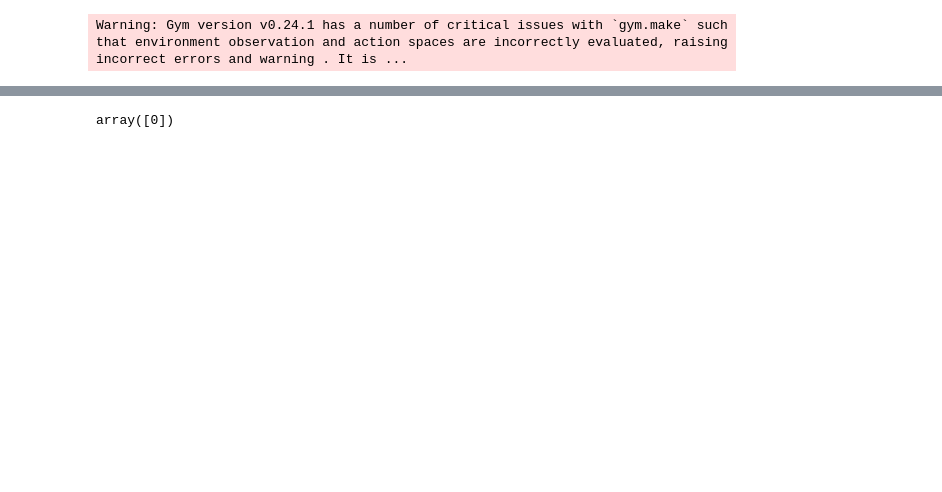
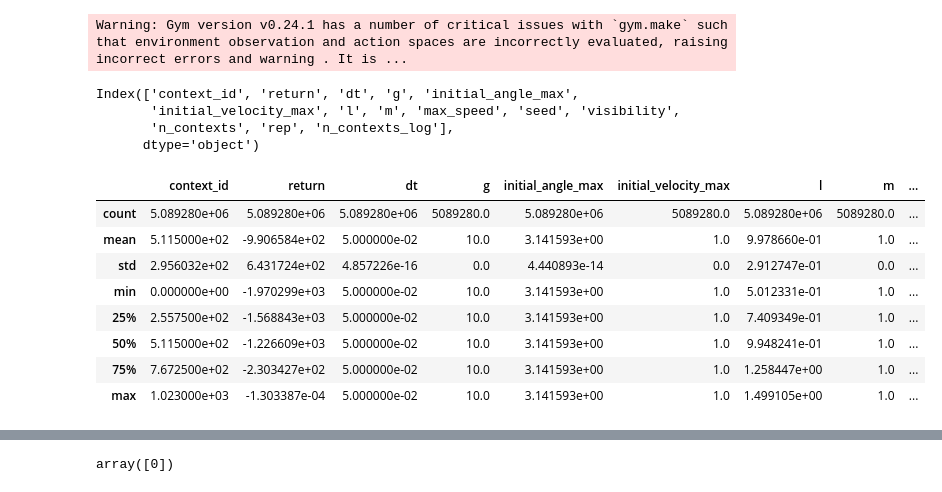
Before and after one commit to automl/CARL, a Jupyter notebook: experiments/evaluation/eval_context_efficiency.ipynb, the cells around one changed output, grey strips where cells are left out. Saved outputs shown, nothing was run; the diff lists cells and outputs as text; code cells hidden in the pictures; blank space fills up the shorter version.

```diff
--- a/experiments/evaluation/eval_context_efficiency.ipynb
+++ b/experiments/evaluation/eval_context_efficiency.ipynb
@@ -24,4 +37,21 @@ df = df[df["n_contexts"] < 256]
 df["n_contexts_log"] = df["n_contexts"].apply(lambda x: np.log(x)/np.log(2))  # n_contexts are 1,2,4,8,16,... power of 2
+# %%
+print(df.columns)
+df.describe()
+# %% [output]
+Index(['context_id', 'return', 'dt', 'g', 'initial_angle_max',
+       'initial_velocity_max', 'l', 'm', 'max_speed', 'seed', 'visibility',
+       'n_contexts', 'rep', 'n_contexts_log'],
+      dtype='object')
+|  | context_id | return | dt | g | initial_angle_max | initial_velocity_max | l | m | ... |
+| count | 5.089280e+06 | 5.089280e+06 | 5.089280e+06 | 5089280.0 | 5.089280e+06 | 5089280.0 | 5.089280e+06 | 5089280.0 | ... |
+| mean | 5.115000e+02 | -9.906584e+02 | 5.000000e-02 | 10.0 | 3.141593e+00 | 1.0 | 9.978660e-01 | 1.0 | ... |
+| std | 2.956032e+02 | 6.431724e+02 | 4.857226e-16 | 0.0 | 4.440893e-14 | 0.0 | 2.912747e-01 | 0.0 | ... |
+| min | 0.000000e+00 | -1.970299e+03 | 5.000000e-02 | 10.0 | 3.141593e+00 | 1.0 | 5.012331e-01 | 1.0 | ... |
+| 25% | 2.557500e+02 | -1.568843e+03 | 5.000000e-02 | 10.0 | 3.141593e+00 | 1.0 | 7.409349e-01 | 1.0 | ... |
+| 50% | 5.115000e+02 | -1.226609e+03 | 5.000000e-02 | 10.0 | 3.141593e+00 | 1.0 | 9.948241e-01 | 1.0 | ... |
+| 75% | 7.672500e+02 | -2.303427e+02 | 5.000000e-02 | 10.0 | 3.141593e+00 | 1.0 | 1.258447e+00 | 1.0 | ... |
+| max | 1.023000e+03 | -1.303387e-04 | 5.000000e-02 | 10.0 | 3.141593e+00 | 1.0 | 1.499105e+00 | 1.0 | ... |
 # %%
 from pathlib import Path
 from matplotlib.lines import Line2D
```
Also changed, not shown: parts of 10 cells of this notebook, 3 other files.
